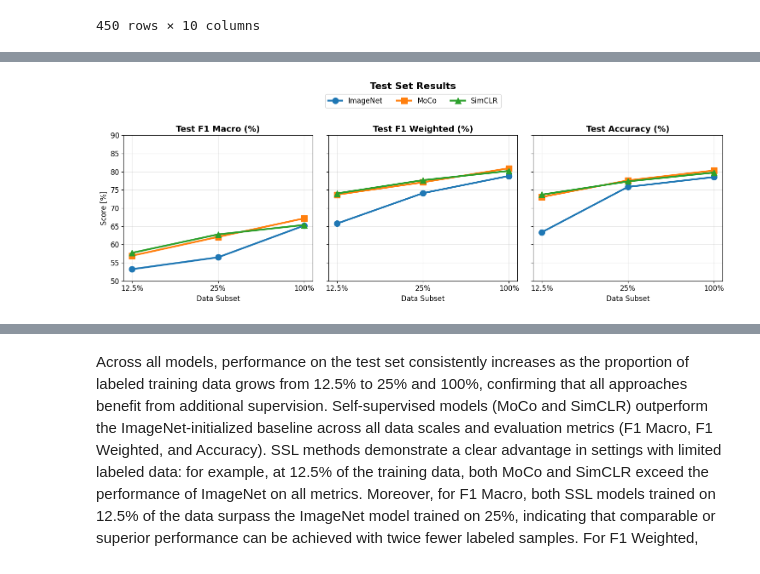
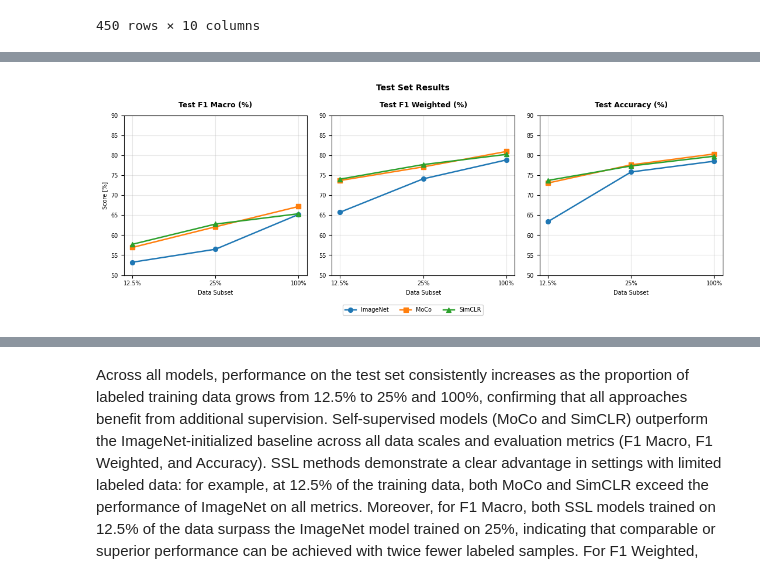
Before and after one commit to jmachalica/SelfSupSurg, a Jupyter notebook: utils/notebooks/analyze_results.ipynb, the cells around one changed output, grey strips where cells are left out. Cells and saved outputs as stored; diff of their text form; code cells hidden in the pictures.

```diff
--- a/utils/notebooks/analyze_results.ipynb
+++ b/utils/notebooks/analyze_results.ipynb
@@ -523,17 +600,6 @@ df_train_val
 # %%
-# === Visualization of test results (consistent markers per model) ===
-import numpy as np
-import matplotlib.pyplot as plt
-import pandas as pd
-
-# Stałe markery per model
-model_markers = {
-    "ImageNet": "o",
-    "MoCo": "s",
-    "SimCLR": "^"
-}
-
-# Wspólne zakresy
+# === Visualization of test results ===
+# Configuration already defined in previous cell - reuse it
 Y_MIN, Y_MAX = 50, 90
 Y_TICKS = np.arange(Y_MIN, Y_MAX + 1, 5)
 subset_order = ["12.5%", "25%", "100%"]
@@ -541,43 +607,47 @@ subset_order = ["12.5%", "25%", "100%"]
 dfp = df_test_clean.copy()
 dfp["data_subset"] = pd.Categorical(dfp["data_subset"], categories=subset_order, ordered=True)
 
-fig, axes = plt.subplots(1, 3, figsize=(15, 5), sharey=True, sharex=True)
+fig, axes = plt.subplots(1, 3, figsize=(FIG_WIDTH, FIG_HEIGHT), sharex=True)
 
 # List of metrics to plot
 metrics = [
     ("test_f1_macro",    "Test F1 Macro (%)"),
     ("test_f1_weighted", "Test F1 Weighted (%)"),
     ("test_accuracy",    "Test Accuracy (%)")
 ]
 
 for ax, (metric, title) in zip(axes, metrics):
     for model, g in dfp.groupby("model"):
         g = g.sort_values("data_subset")
         ax.plot(
             g["data_subset"], g[metric],
-            marker=model_markers[model], linewidth=3, markersize=10,
+            marker=model_markers[model], linewidth=LINE_WIDTH, markersize=MARKER_SIZE,
             label=model, color=model_colors[model]
         )
-    ax.set_title(title, fontsize=14, fontweight="bold")
-    ax.set_xlabel("Data Subset")
+    ax.set_title(title, fontsize=TITLE_SIZE, fontweight="bold", pad=10)
+    ax.set_xlabel("Data Subset", fontsize=LABEL_SIZE)
     ax.grid(True, alpha=0.3)
+    ax.tick_params(labelsize=TICK_SIZE)
 
 # Oś Y
-axes[0].set_ylabel("Score [%]")
+axes[0].set_ylabel("Score [%]", fontsize=LABEL_SIZE)
 for ax in axes:
     ax.set_ylim(Y_MIN, Y_MAX)
     ax.set_yticks(Y_TICKS)
 
 # Oś X
 for ax in axes:
     ax.set_xticks(subset_order)
 
-# Jedna legenda
+# Unified legend at the bottom
+plt.subplots_adjust(bottom=0.28, top=0.88)
+
 handles, labels = axes[0].get_legend_handles_labels()
-fig.legend(handles, labels, loc="upper center", ncol=3, frameon=True, bbox_to_anchor=(0.5, 1.03))
+fig.legend(handles, labels, loc="lower center", ncol=3, frameon=True,
+          bbox_to_anchor=(0.5, -0.05), fontsize=LEGEND_SIZE)
 
-plt.suptitle("Test Set Results", fontsize=16, fontweight="bold", y=1.07)
-plt.tight_layout(rect=[0, 0, 1, 0.98])
+plt.suptitle("Test Set Results", fontsize=SUPTITLE_SIZE, fontweight="bold", y=0.95)
+plt.tight_layout()
 plt.show()
 # %% [output]
-[figure, old version]
+[figure, new version]
```
Also changed, not shown: parts of 11 cells of this notebook.
